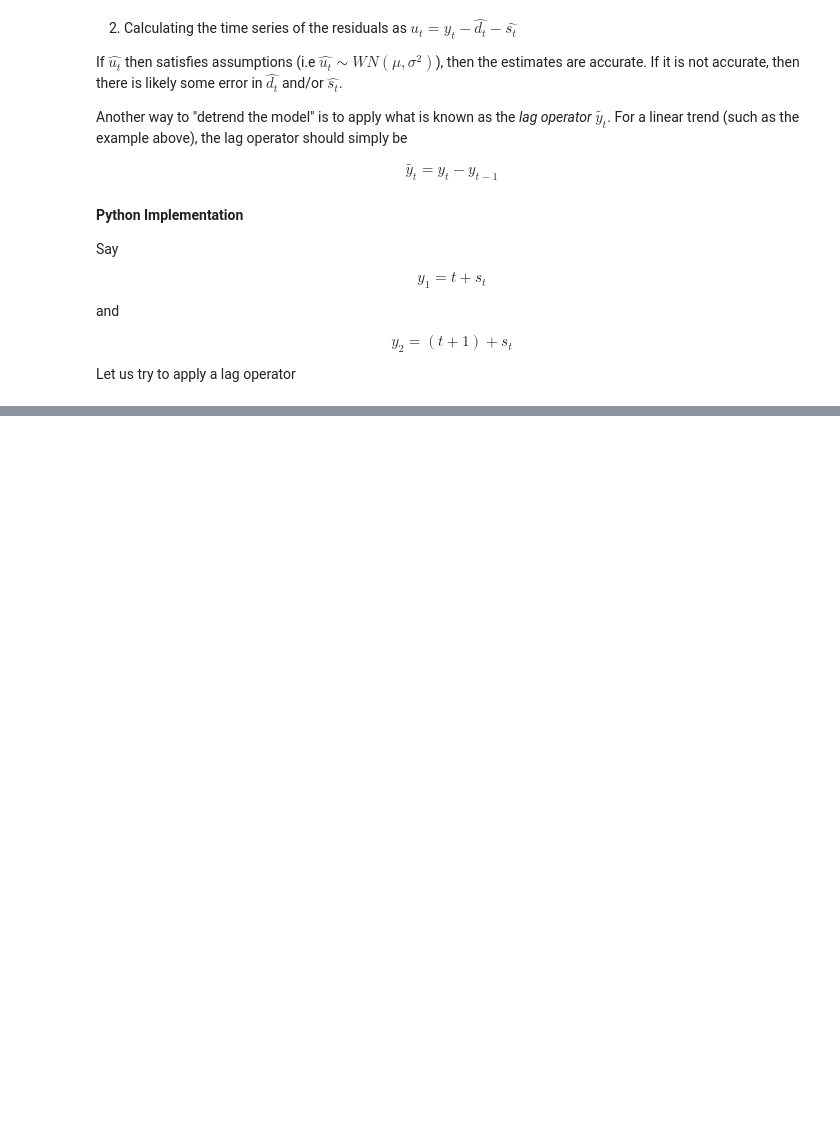
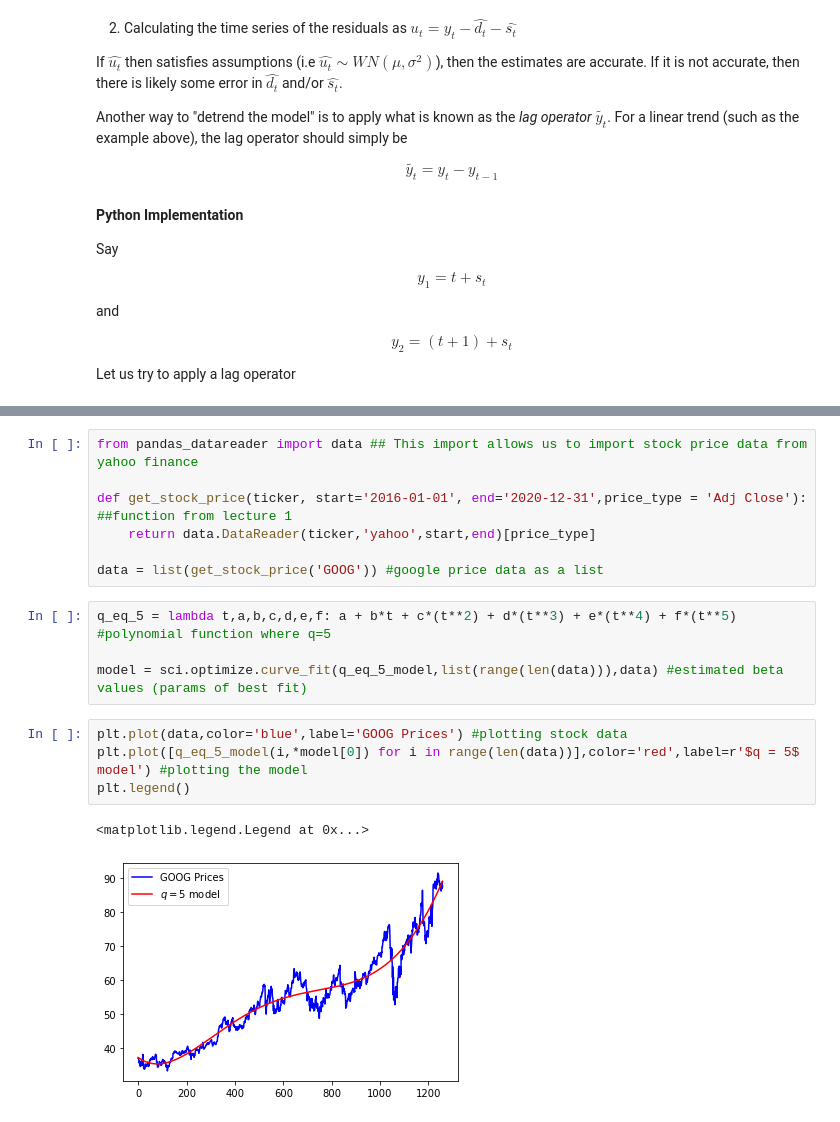
Before and after one commit to theheavygluon/Risk-Management-Course, a Jupyter notebook: Lecture 4 - Time Series Analysis.ipynb, the cells around one changed output, grey strips where cells are left out. Saved outputs shown, nothing was run; the diff lists cells and outputs as text; blank space fills up the shorter version.

```diff
--- a/Lecture 4 - Time Series Analysis.ipynb
+++ b/Lecture 4 - Time Series Analysis.ipynb
@@ -99,0 +127,18 @@ Mu = 0.9386623938287754, Sigma = 1.3685318390828485
+# %%
+from pandas_datareader import data ## This import allows us to import stock price data from yahoo finance
+
+def get_stock_price(ticker, start='2016-01-01', end='2020-12-31',price_type = 'Adj Close'): ##function from lecture 1
+    return data.DataReader(ticker,'yahoo',start,end)[price_type]
+
+data = list(get_stock_price('GOOG')) #google price data as a list
+# %%
+q_eq_5 = lambda t,a,b,c,d,e,f: a + b*t + c*(t**2) + d*(t**3) + e*(t**4) + f*(t**5) #polynomial function where q=5
+
+model = sci.optimize.curve_fit(q_eq_5_model,list(range(len(data))),data) #estimated beta values (params of best fit)
+# %%
+plt.plot(data,color='blue',label='GOOG Prices') #plotting stock data
+plt.plot([q_eq_5_model(i,*model[0]) for i in range(len(data))],color='red',label=r'$q = 5$ model') #plotting the model
+plt.legend()
+# %% [output]
+<matplotlib.legend.Legend at 0x...>
+[figure, added]
```
Also changed, not shown: parts of 9 cells of this notebook, 5 other files.
